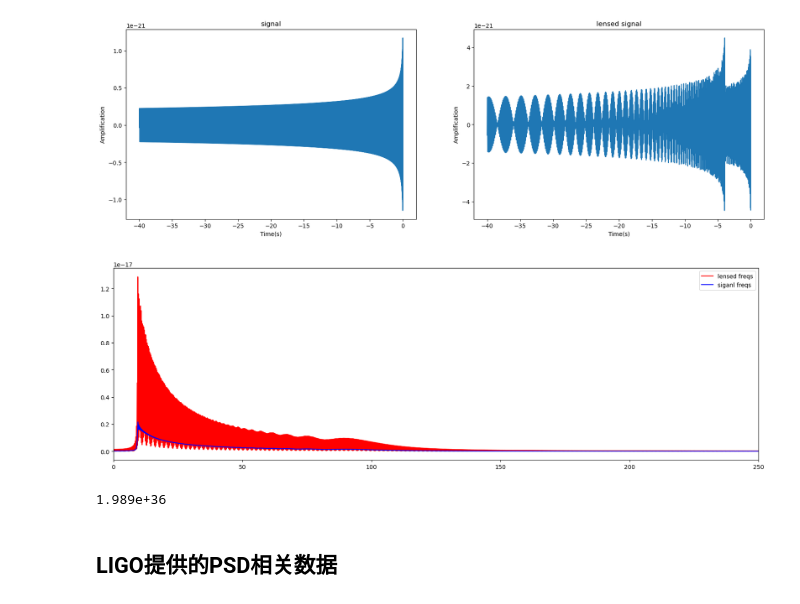
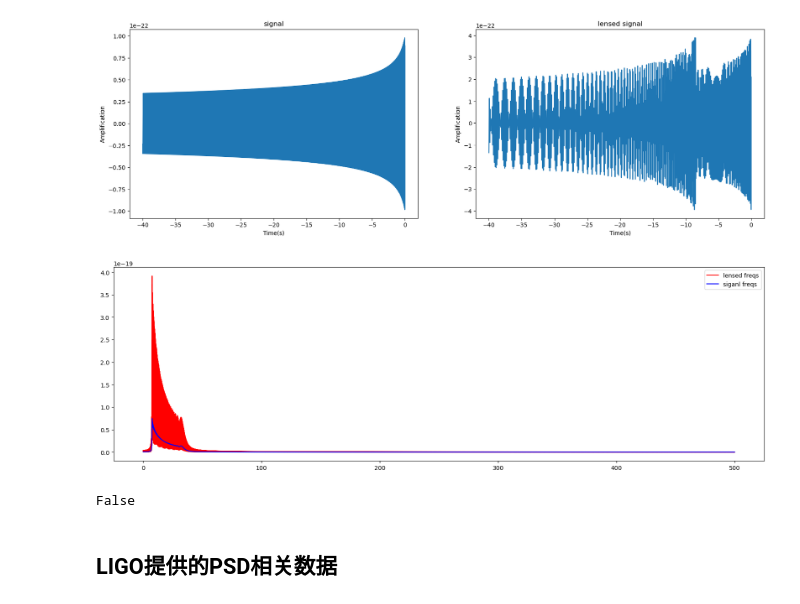
Before and after one commit to WeiQYU/PSO_change, a Jupyter notebook: PSO_change/generate_ligo/generate_signal_noise_data.ipynb, the cells around one changed output. Drawn from its saved outputs; the diff is of its cells as text; code cells hidden in the pictures.

```diff
--- a/PSO_change/generate_ligo/generate_signal_noise_data.ipynb
+++ b/PSO_change/generate_ligo/generate_signal_noise_data.ipynb
@@ -63,25 +59,29 @@ pc = 3.086e16  # pc到m的转换
 # 变量定义
 # 定义质量变量
 M1 = 10 * M_sun
-M2 = 12 * M_sun
+M2 = 25 * M_sun
 M = (M1 + M2)
 v = M1 * M2 / M ** 2 # 质量比
 M_c = v ** (3 / 5) * M  # 啁啾质量
-r = 1e8 * pc # 引力波源到观测者的距离  100Mpc
-t_c = 0.05 # 合并时间
-phi_c = -1/2 * np.pi # 合并时刻的相位
+r = 1e3*1e6 * pc # 引力波源到观测者的距离  单位Mpc
+t_c = 0.6 # 合并时间
+phi_c = 1/2 * np.pi # 合并时刻的相位
 
-t = np.linspace(-40,0,200000)
+
+
+# t = np.linspace(-100,0,30000)
+# 采样率1000HZ
+t = np.arange(-40,0,0.001)
 
 # 定义引力波信号函数
 def generate_h_t(t,M_c,r,phi_c):
     theta_t= c**3 *(t_c - t) / (5 * G * M_c)
-    h = G * M_c /(c ** 2 * r) * theta_t**(-1/4)*np.cos(2*phi_c - 2*theta_t**(5/8))
+    h = G * M_c /(c ** 2 * r) * theta_t**(-1/4)*np.cos(2*phi_c - 2*theta_t**(5/8)) # r控制信号振幅大小，r越大，振幅越小
     return h
 # 生成信号
 h = generate_h_t(t,M_c,r,phi_c)
-h = h[:-1]
-t = t[:-1]
+# h = h[:-1]
+# t = t[:-1]
 # 去掉信号inf的情况
 # 将信号转换到频域
 h_f = np.fft.rfft(h)
@@ -97,55 +97,53 @@ freqs = np.fft.rfftfreq(len(h),t[1] - t[0])
 # zl = 0.5 # 红移
 # Mlz = 4*np.pi**2 * v **4 *(1 + zl) * Dl * Dls / Ds
 # print(Mlz / M_sun)
-Mlz = 1e6 * M_sun
+Mlz = 1e7 * M_sun
 
 omega = 2 * np.pi * freqs
 w = G * 4 *Mlz * omega / c**3
-y = 0.1
+y = 0.123
 
 # 定义光学极限的透镜化
 def generate_f_geo(w,y):
-    F_geo = np.sqrt(1 + 1/y) - 1j * np.sqrt(-1 + 1 / y) * np.exp(1j * w * 2 * y)
+    F_geo = np.sqrt(1 + 1/y) - 1j * np.lib.scimath.sqrt(-1 + 1 / y) * np.exp(1j * w * 2 * y)
     return F_geo
 # 生成透镜化，频域
 F_geo = generate_f_geo(w,y)
 
 # h_lens = h * F_geo
 # 将信号透镜化 （频域）
 lens_f = h_f * F_geo
 # 逆傅里叶变换将频域信号转换为时域信号
 h_lens = np.fft.irfft(lens_f)
 
-# 画图
+# # 画图
 plt.figure(figsize=(20,6))
 plt.subplot(1,2,1)
 plt.plot(t,h.real,label = 'signal')
 plt.xlabel('Time(s)')
 plt.ylabel('Amplification')
 plt.title('signal')
-t = t[:-1]
+# t = t[:-1]
 plt.subplot(1,2,2)
 plt.plot(t,h_lens.real,label = 'lensed signal')
 plt.xlabel('Time(s)')
 plt.ylabel('Amplification')
 plt.title('lensed signal')
 
 
 plt.show()
 
 
 plt.figure(figsize=(20,6))
 plt.plot(freqs,np.abs(lens_f),'red',label = 'lensed freqs')
 plt.plot(freqs,np.abs(h_f),'blue',label = 'siganl freqs')
-plt.xlim(0,250)
 plt.legend()
-
 plt.show()
-print(Mlz)
+print(np.isinf(h_lens).any())
 # %% [output]
-[figure, old version]
+[figure, new version]
-[figure, old version]
+[figure, new version]
-1.989e+36
+False
 # %% [markdown]
 ## LIGO提供的PSD相关数据
 # %%
```
Also changed, not shown: parts of 11 cells of this notebook, 16 other files.
